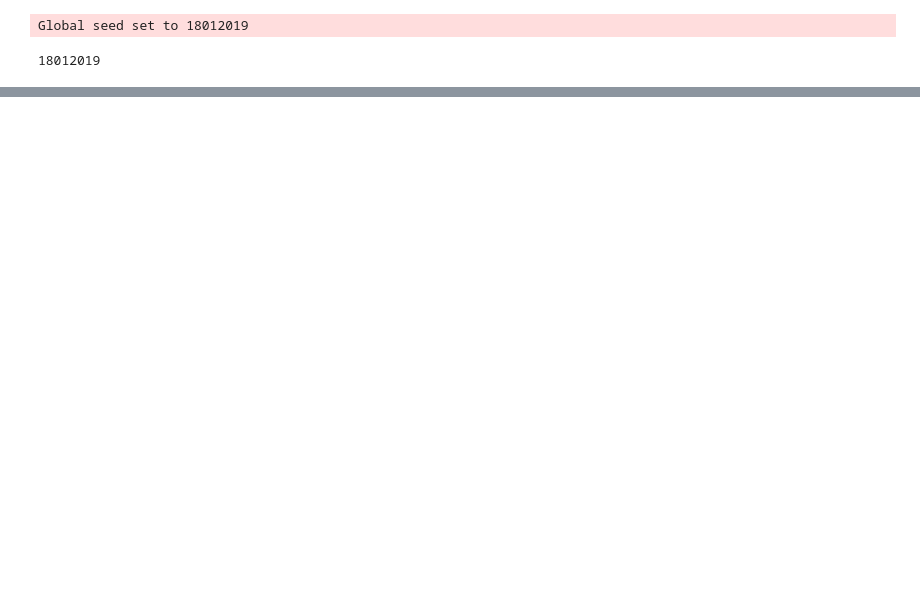
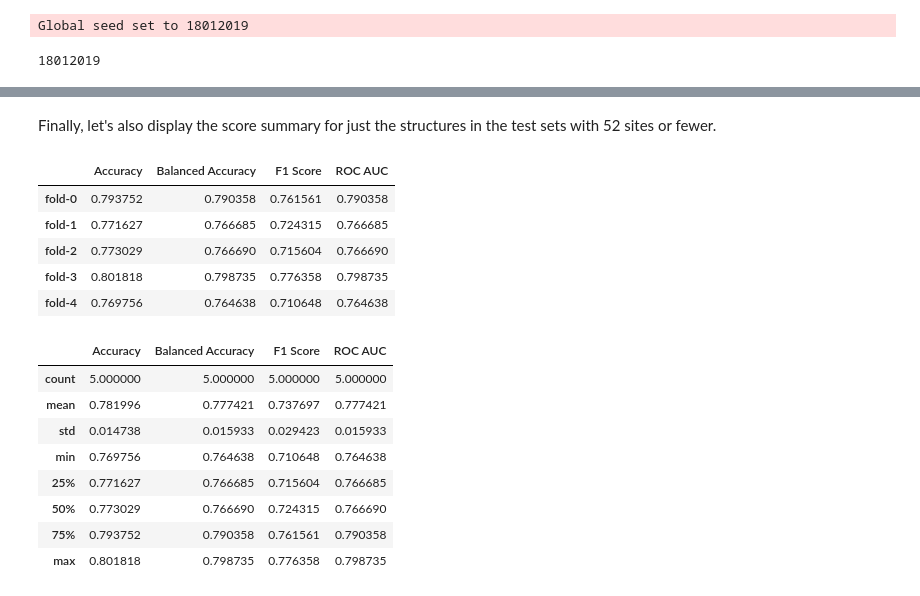
Before and after one commit to sparks-baird/xtal2png, a Jupyter notebook: notebooks/2.1-xtal2png-cnn-classification.ipynb, the cells around one changed output, grey strips where cells are left out. Drawn from its saved outputs; the diff is of its cells as text; code cells hidden in the pictures; blank space fills up the shorter version.

```diff
--- a/notebooks/2.1-xtal2png-cnn-classification.ipynb
+++ b/notebooks/2.1-xtal2png-cnn-classification.ipynb
@@ -112,5 +210,7 @@ class CNNClassifier(nn.Module):
 # %%
 xc = XtalConverter()
+mb = MatbenchBenchmark(autoload=False, subset=["matbench_mp_is_metal"])
+save = False  # xtal2png(data, save=save)
 
 for task in mb.tasks:
     task.load()
@@ -118,14 +218,14 @@ for task in mb.tasks:
         # Get training data
         train_inputs, train_outputs = task.get_train_and_val_data(fold)
 
-        # Keep structures with num_sites <= 52
+        # Train on structures with num_sites <= 52
         site_counter = lambda x: x.num_sites
         idx = train_inputs.apply(site_counter) <= 52
         X_train = train_inputs[idx]
         y_train = train_outputs[idx]
 
         # Convert crystal structures to images
-        X_train = xc.xtal2png(X_train)
+        X_train = xc.xtal2png(X_train, save=save)
 
         # Convert PIL Images to torch.Tensor
         # Note that this scales from [0, 255] to [0.0, 1.0]
@@ -135,33 +235,38 @@ for task in mb.tasks:
         std = torch.cat(X_train).std()
         X_train = [TF.normalize(i, mean=mean, std=std) for i in X_train]
 
-        # Change lists to arrays and y_train dtype to float32 for skorch
-        X_train = np.array(X_train)
+        # Change X from a list of tensors to a single tensor, and y from bool to float
+        X_train = torch.stack(X_train)
         y_train = y_train.astype(np.float32)
 
-        # Train and validate classifier
+        # Apply Composer methods to vanilla PyTorch classifier before training
+        model = CNNClassifier()
+        cf.apply_squeeze_excite(model, min_channels=16)
+        cf.apply_blurpool(model)
+
+        # Train and validate classifier with skorch
         net = NeuralNetBinaryClassifier(
-            CNNClassifier,
+            model,
             criterion=nn.BCEWithLogitsLoss,
             max_epochs=50,
             optimizer=optim.AdamW,
             optimizer__amsgrad=True,
             optimizer__lr=0.0005,
-            callbacks=[EarlyStopping(patience=10)],
+            callbacks=[EarlyStopping(patience=15)],
             device="cuda" if torch.cuda.is_available() else "cpu",
-            batch_size=32,
+            batch_size=64,
         )
         net.fit(X_train, y_train)
 
         # Get test data and keep structures with num_sites <= 52
-        test_inputs = task.get_test_data(fold)
+        test_inputs, test_outputs = task.get_test_data(fold, include_target=True)
         idx = test_inputs.apply(site_counter) <= 52
         X_test = test_inputs[idx]
 
         # Convert to images, preprocess using mean and std from training data
-        X_test = xc.xtal2png(X_test)
+        X_test = xc.xtal2png(X_test, save=save)
         preprocess = T.Compose([T.ToTensor(), T.Normalize(mean, std),])
-        X_test = np.array([preprocess(img) for img in X_test])
+        X_test = torch.stack([preprocess(img) for img in X_test])
 
         # Predict on X_test
         # For structures with num_sites > 52, predict mode of y_train
@@ -172,7 +277,9 @@ for task in mb.tasks:
 
         # Record data
         task.record(fold, y_pred_full)
+        # Also record test scores on subset of data with num_sites <= 52
+        subset_test_scores.append(scoring(test_outputs[idx], y_pred, f"fold-{fold}"))
 
-# Save results
-mb.to_file("my_models_benchmark.json.gz")
+# Save benchmark results
+mb.to_file("new-results.json.gz")
 # %% [output]
@@ -195,0 +414,24 @@ Stopping since valid_loss has not improved in the last 10 epochs.
+# %% [markdown]
+Finally, let's also display the score summary for just the structures in the test sets with 52 sites or fewer.
+# %%
+from IPython.display import display
+
+df = pd.concat(subset_test_scores, axis=1).T
+display(df)
+df.describe()
+# %% [output]
+|  | Accuracy | Balanced Accuracy | F1 Score | ROC AUC |
+| fold-0 | 0.793752 | 0.790358 | 0.761561 | 0.790358 |
+| fold-1 | 0.771627 | 0.766685 | 0.724315 | 0.766685 |
+| fold-2 | 0.773029 | 0.766690 | 0.715604 | 0.766690 |
+| fold-3 | 0.801818 | 0.798735 | 0.776358 | 0.798735 |
+| fold-4 | 0.769756 | 0.764638 | 0.710648 | 0.764638 |
+|  | Accuracy | Balanced Accuracy | F1 Score | ROC AUC |
+| count | 5.000000 | 5.000000 | 5.000000 | 5.000000 |
+| mean | 0.781996 | 0.777421 | 0.737697 | 0.777421 |
+| std | 0.014738 | 0.015933 | 0.029423 | 0.015933 |
+| min | 0.769756 | 0.764638 | 0.710648 | 0.764638 |
+| 25% | 0.771627 | 0.766685 | 0.715604 | 0.766685 |
+| 50% | 0.773029 | 0.766690 | 0.724315 | 0.766690 |
+| 75% | 0.793752 | 0.790358 | 0.761561 | 0.790358 |
+| max | 0.801818 | 0.798735 | 0.776358 | 0.798735 |
```
Also changed, not shown: parts of 17 cells of this notebook.
